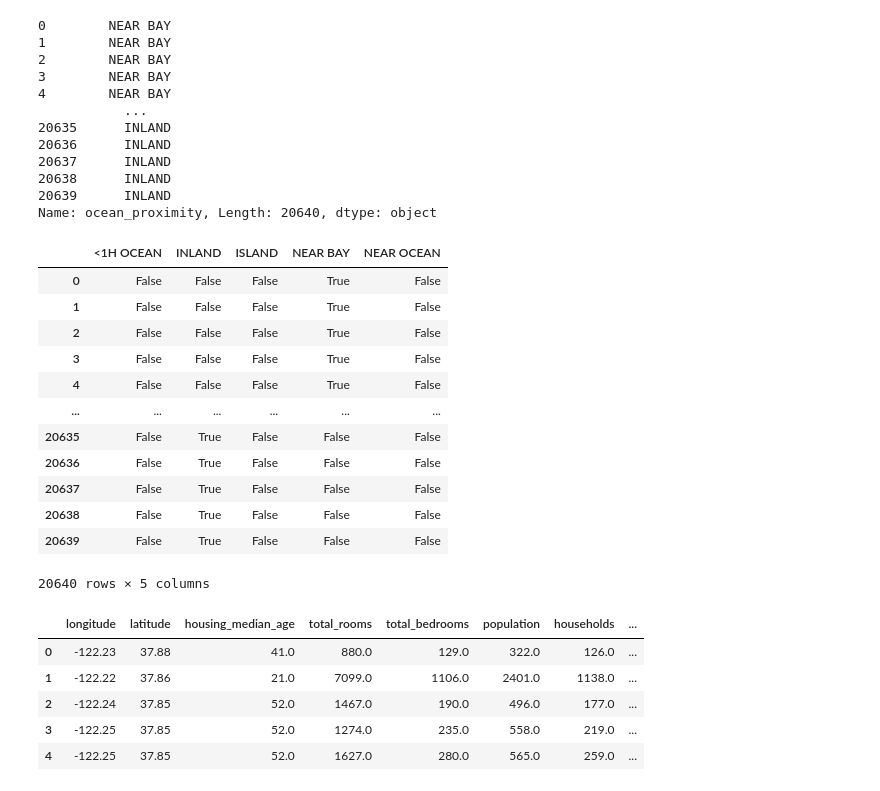
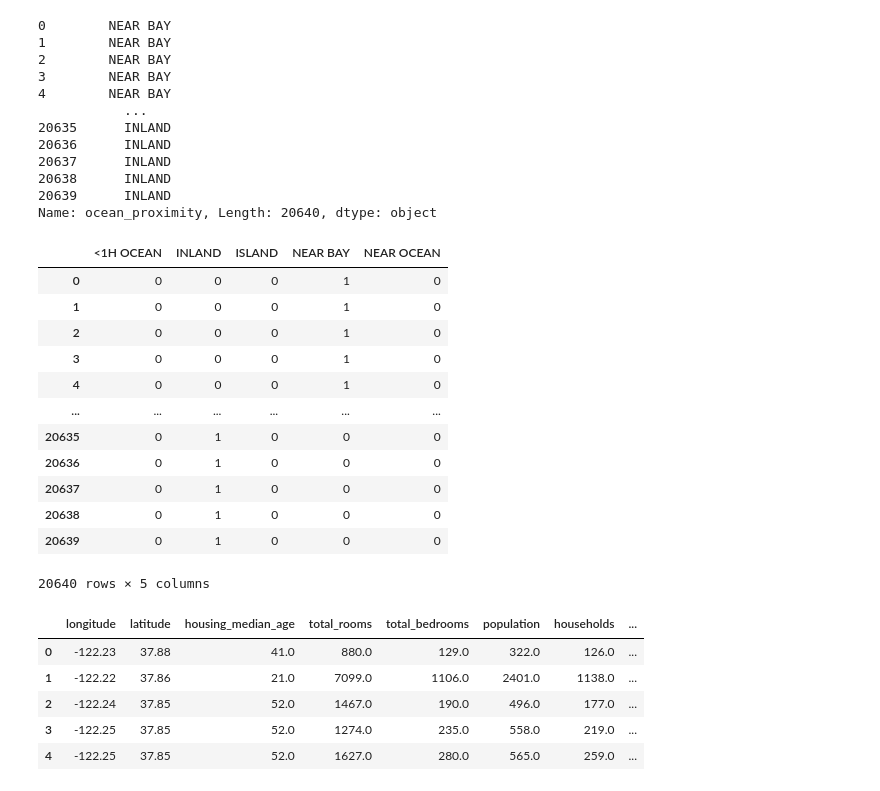
Before and after one commit to Let0Pda/DSPyLib, a Jupyter notebook: Seminars/Seminar_02/Web02.ipynb, the cells around one changed output. Drawn from its saved outputs; the diff is of its cells as text; code cells hidden in the pictures.

```diff
--- a/Seminars/Seminar_02/Web02.ipynb
+++ b/Seminars/Seminar_02/Web02.ipynb
@@ -1055,19 +1202,19 @@ df['ocean_proximity']
 20639      INLAND
 Name: ocean_proximity, Length: 20640, dtype: object
 # %%
-pd.get_dummies(df['ocean_proximity'])
+pd.get_dummies(df["ocean_proximity"]).astype(int)
 # %% [output]
 |  | <1H OCEAN | INLAND | ISLAND | NEAR BAY | NEAR OCEAN |
-| 0 | False | False | False | True | False |
-| 1 | False | False | False | True | False |
-| 2 | False | False | False | True | False |
-| 3 | False | False | False | True | False |
-| 4 | False | False | False | True | False |
+| 0 | 0 | 0 | 0 | 1 | 0 |
+| 1 | 0 | 0 | 0 | 1 | 0 |
+| 2 | 0 | 0 | 0 | 1 | 0 |
+| 3 | 0 | 0 | 0 | 1 | 0 |
+| 4 | 0 | 0 | 0 | 1 | 0 |
 | ... | ... | ... | ... | ... | ... |
-| 20635 | False | True | False | False | False |
-| 20636 | False | True | False | False | False |
-| 20637 | False | True | False | False | False |
-| 20638 | False | True | False | False | False |
-| 20639 | False | True | False | False | False |
+| 20635 | 0 | 1 | 0 | 0 | 0 |
+| 20636 | 0 | 1 | 0 | 0 | 0 |
+| 20637 | 0 | 1 | 0 | 0 | 0 |
+| 20638 | 0 | 1 | 0 | 0 | 0 |
+| 20639 | 0 | 1 | 0 | 0 | 0 |
 20640 rows × 5 columns
 # %%
```
Also changed, not shown: parts of 22 cells of this notebook, 2 other files.
